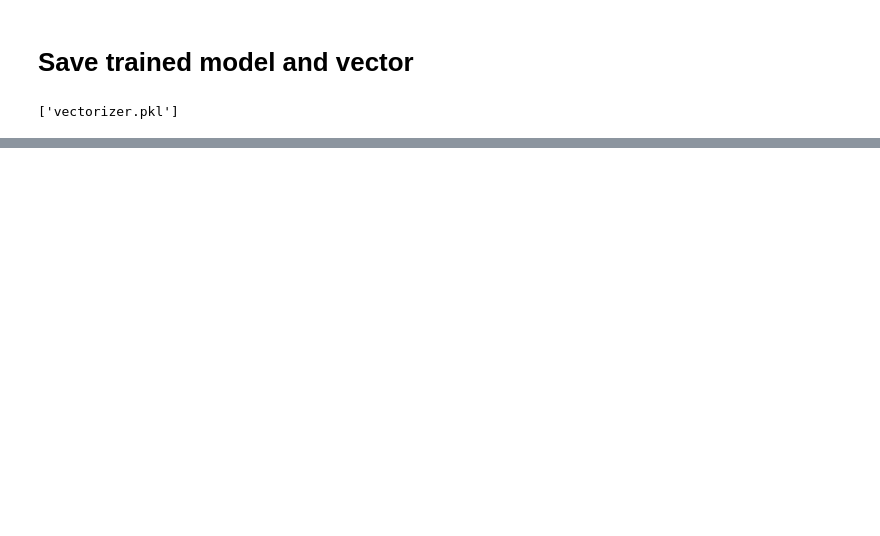
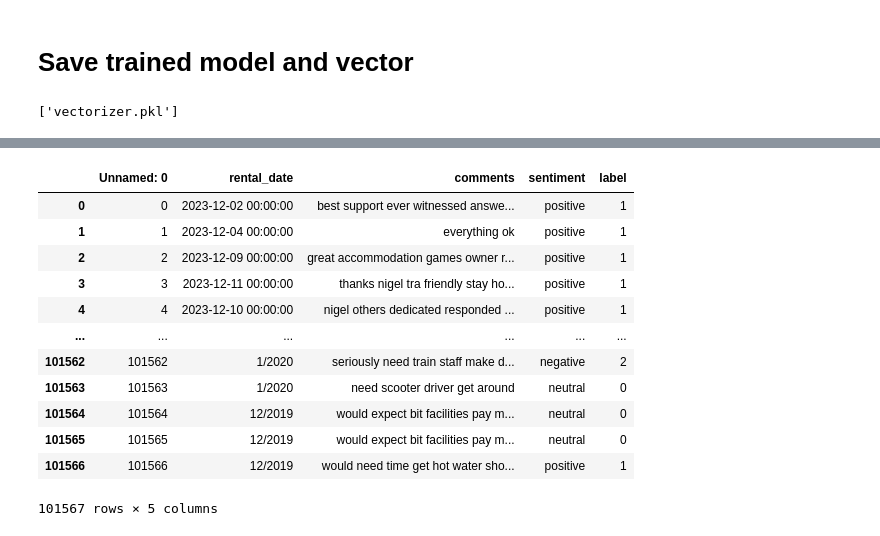
Before and after one commit to Tamuonanthit/NCKH_Airbnb, a Jupyter notebook: NCKH-1.ipynb, the cells around one changed output, grey strips where cells are left out. Drawn from its saved outputs; the diff is of its cells as text; code cells hidden in the pictures; blank space fills up the shorter version.

```diff
--- a/NCKH-1.ipynb
+++ b/NCKH-1.ipynb
@@ -472,0 +516,17 @@ Chi Square = 0.1        Parameter: c=0.1, kernel=rbf, gamma=0.0001
+# %%
+df = df.drop(['reviewer_name','reviewer_country'], axis = 1)
+df
+# %% [output]
+|  | Unnamed: 0 | rental_date | comments | sentiment | label |
+| 0 | 0 | 2023-12-02 00:00:00 | best support ever witnessed answe... | positive | 1 |
+| 1 | 1 | 2023-12-04 00:00:00 | everything ok | positive | 1 |
+| 2 | 2 | 2023-12-09 00:00:00 | great accommodation games owner r... | positive | 1 |
+| 3 | 3 | 2023-12-11 00:00:00 | thanks nigel tra friendly stay ho... | positive | 1 |
+| 4 | 4 | 2023-12-10 00:00:00 | nigel others dedicated responded ... | positive | 1 |
+| ... | ... | ... | ... | ... | ... |
+| 101562 | 101562 | 1/2020 | seriously need train staff make d... | negative | 2 |
+| 101563 | 101563 | 1/2020 | need scooter driver get around | neutral | 0 |
+| 101564 | 101564 | 12/2019 | would expect bit facilities pay m... | neutral | 0 |
+| 101565 | 101565 | 12/2019 | would expect bit facilities pay m... | neutral | 0 |
+| 101566 | 101566 | 12/2019 | would need time get hot water sho... | positive | 1 |
+101567 rows × 5 columns
```
Also changed, not shown: parts of 41 cells of this notebook.
